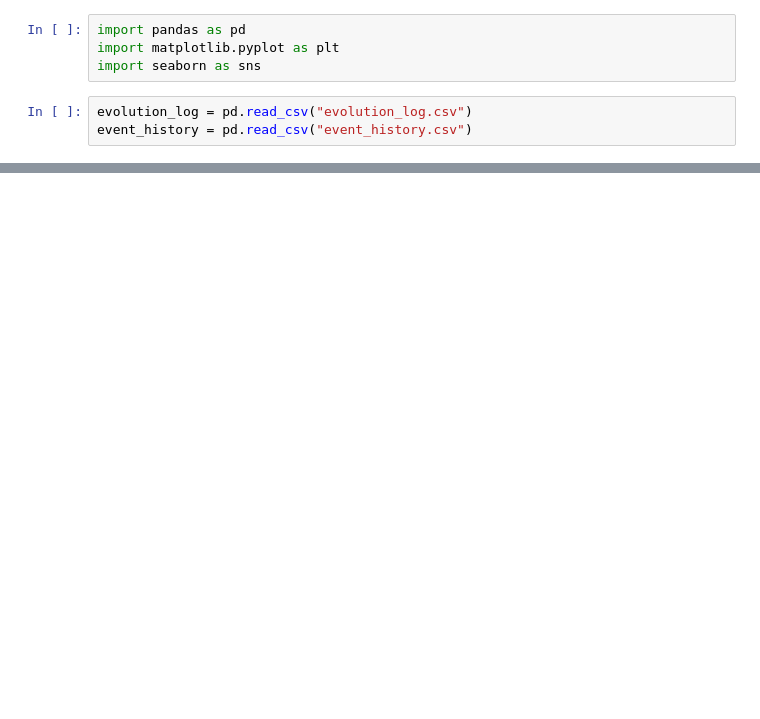
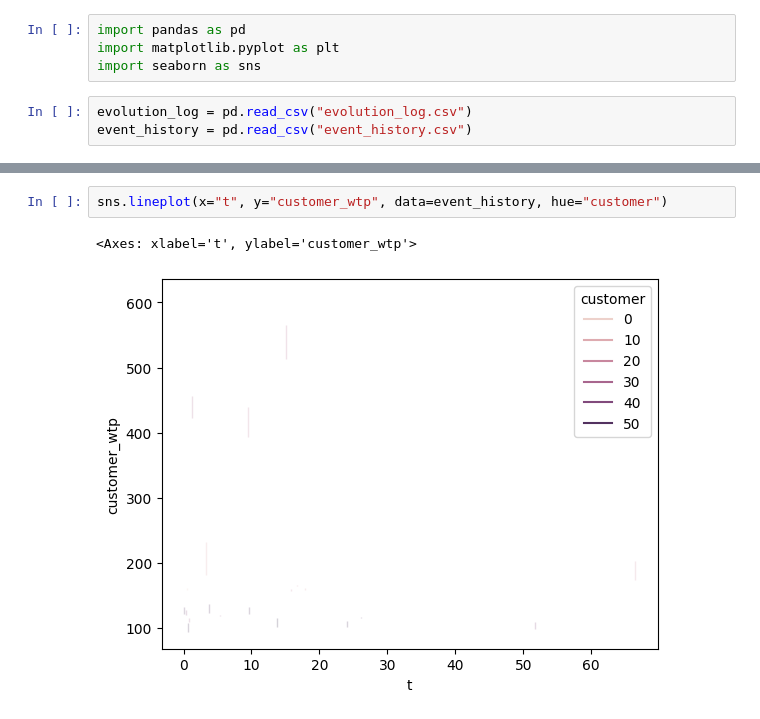
Before and after one commit to LaurinBrechter/personalized-pricing, a Jupyter notebook: results/results_analysis.ipynb, the cells around one changed output, grey strips where cells are left out. Saved outputs shown, nothing was run; the diff lists cells and outputs as text; blank space fills up the shorter version.

```diff
--- a/results/results_analysis.ipynb
+++ b/results/results_analysis.ipynb
@@ -34,0 +129,5 @@ plt.show()
+# %%
+sns.lineplot(x="t", y="customer_wtp", data=event_history, hue="customer")
+# %% [output]
+<Axes: xlabel='t', ylabel='customer_wtp'>
+[figure, added]
```
Also changed, not shown: parts of 9 cells of this notebook, 3 other files.
